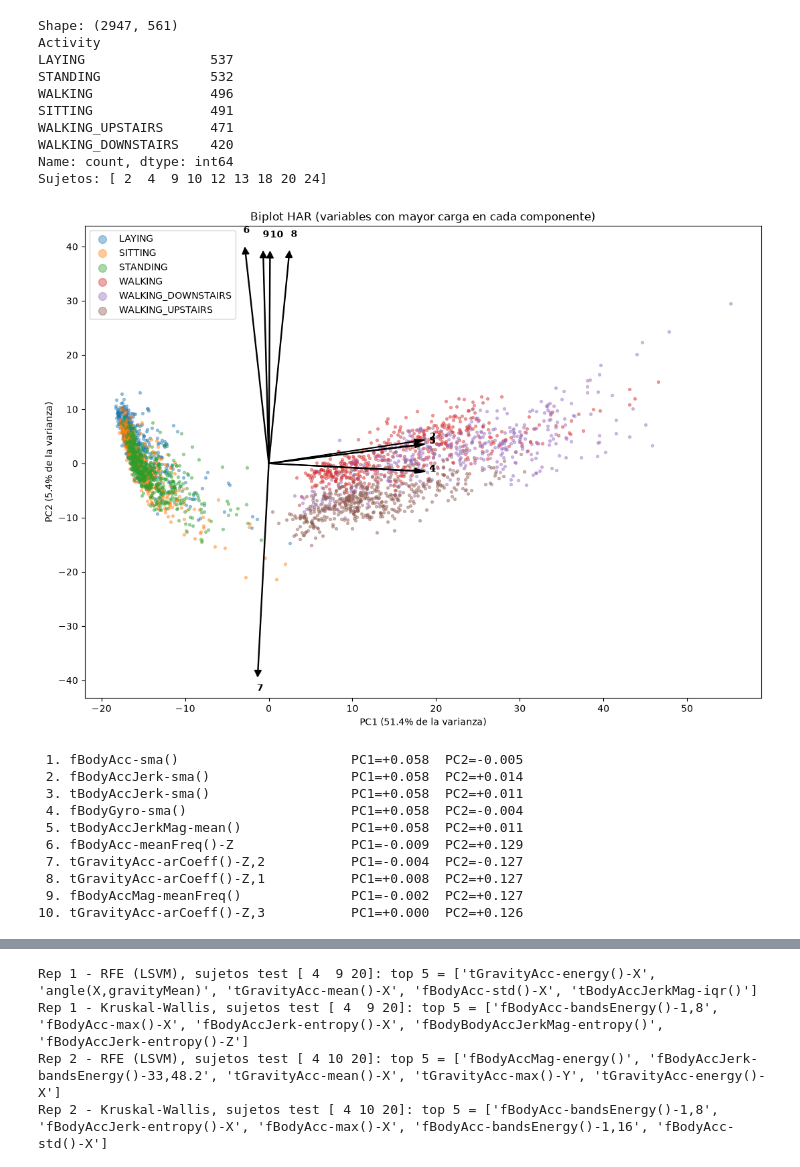
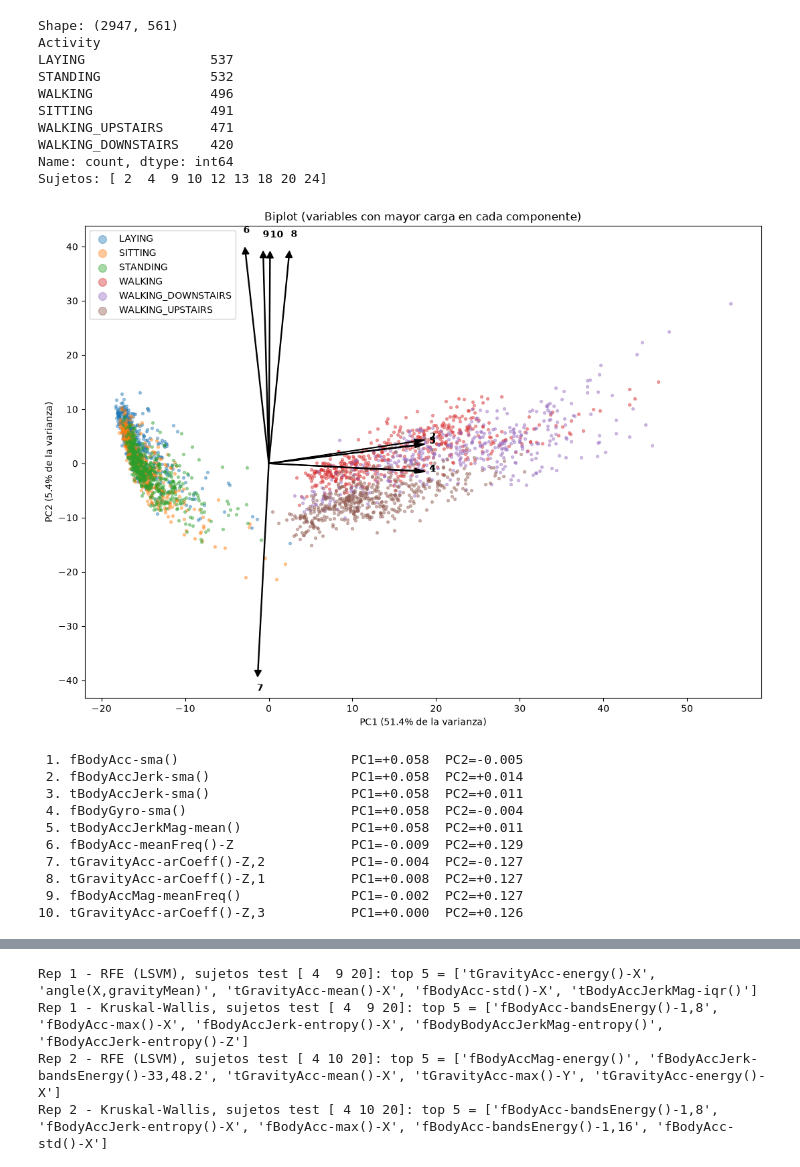
Before and after one commit to BrunoSpoletini/topicosMineriaDeDatos, a Jupyter notebook: tp2/TMD_TP2_Seleccion.ipynb, the cells around one changed output, grey strips where cells are left out. Saved outputs shown, nothing was run; the diff lists cells and outputs as text; code cells hidden in the pictures.

```diff
--- a/tp2/TMD_TP2_Seleccion.ipynb
+++ b/tp2/TMD_TP2_Seleccion.ipynb
@@ -779,43 +806,42 @@ WALKING_DOWNSTAIRS    420
 Name: count, dtype: int64
 Sujetos: [ 2  4  9 10 12 13 18 20 24]
 # %%
-# ===== Biplot =====
+# Biplot
 X_std = StandardScaler().fit_transform(X_act)
 pca_act = PCA(n_components=2)
 X_act_pca = pca_act.fit_transform(X_std)
 
-# con 561 variables no se pueden dibujar todas las flechas:
-# muestro las n_por_eje con mayor carga en PC1 y las n_por_eje con mayor carga en PC2
+# con 561 variables no se pueden dibujar todas las flechas
 n_por_eje = 5
 cargas = pca_act.components_.T  # (n_variables, 2)
 top_pc1 = np.argsort(-np.abs(cargas[:, 0]))[:n_por_eje]
 top_pc2 = np.argsort(-np.abs(cargas[:, 1]))[:n_por_eje]
 top = np.concatenate([top_pc1, top_pc2])
 escala = np.abs(X_act_pca).max() / np.abs(cargas[top]).max() * 0.7
 
 fig, ax = plt.subplots(figsize=(11, 8))
 actividades = np.unique(y_act)
 colores = plt.get_cmap('tab10')(np.arange(len(actividades)))
 for act, color in zip(actividades, colores):
     mask = y_act == act
     ax.scatter(X_act_pca[mask, 0], X_act_pca[mask, 1],
                s=8, alpha=0.4, color=color, label=act)
 for num, j in enumerate(top, start=1):
     dx, dy = cargas[j] * escala
     ax.arrow(0, 0, dx, dy, color='black', width=0.08, head_width=0.8)
     ax.text(dx * 1.1, dy * 1.1, str(num), fontsize=10, weight='bold')
 var_exp = pca_act.explained_variance_ratio_
 ax.set_xlabel(f'PC1 ({var_exp[0]:.1%} de la varianza)')
 ax.set_ylabel(f'PC2 ({var_exp[1]:.1%} de la varianza)')
-ax.set_title('Biplot HAR (variables con mayor carga en cada componente)')
+ax.set_title('Biplot (variables con mayor carga en cada componente)')
 ax.legend(markerscale=3)
 plt.tight_layout()
 plt.show()
 
 for num, j in enumerate(top, start=1):
     print(f'{num:2d}. {nombres_act[j]:35s} PC1={cargas[j, 0]:+.3f}  PC2={cargas[j, 1]:+.3f}')
 # %% [output]
-[figure, old version]
+[figure, new version]
  1. fBodyAcc-sma()                      PC1=+0.058  PC2=-0.005
  2. fBodyAccJerk-sma()                  PC1=+0.058  PC2=+0.014
  3. tBodyAccJerk-sma()                  PC1=+0.058  PC2=+0.011
```
Also changed, not shown: parts of 16 cells of this notebook.
